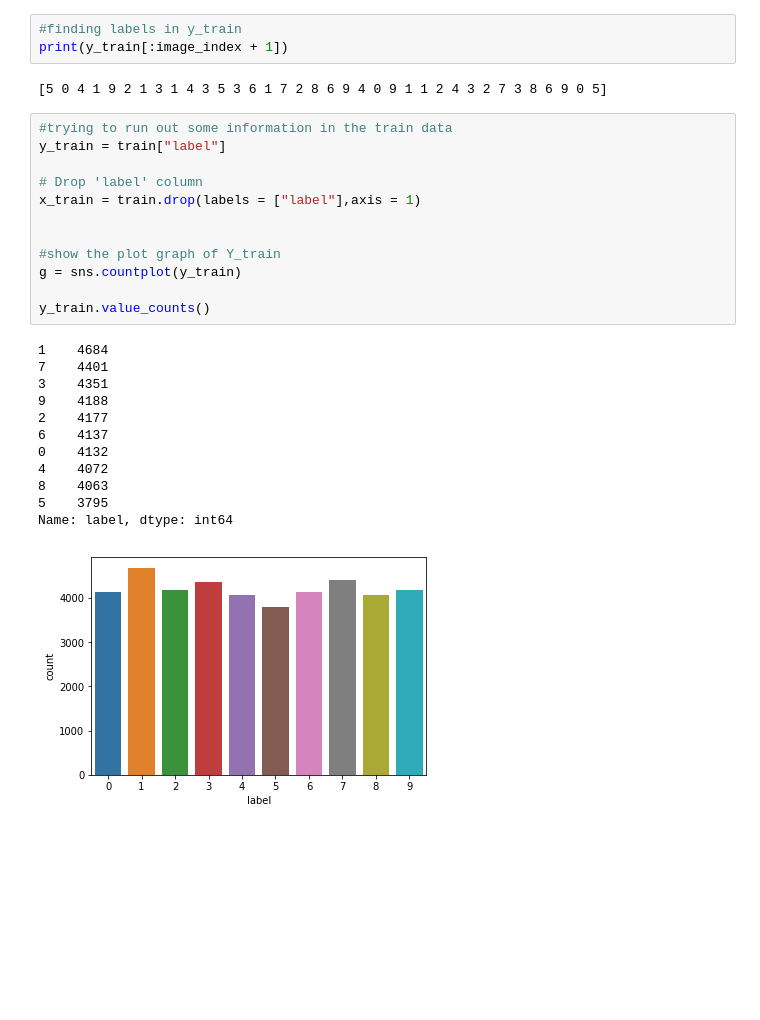
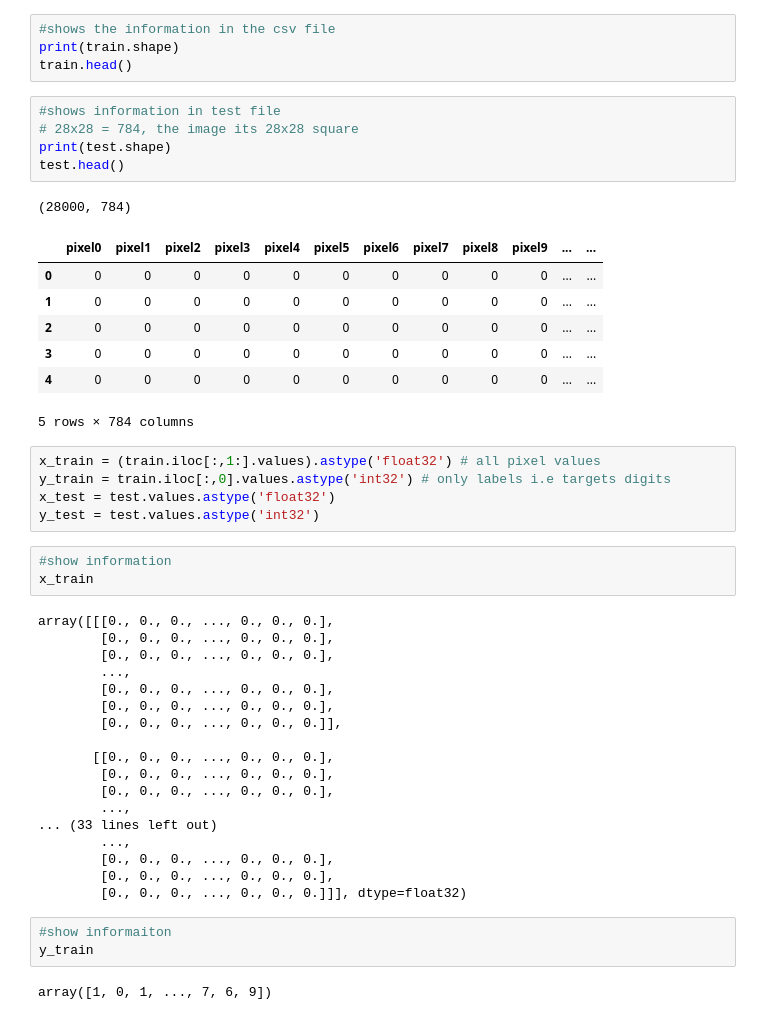
Before and after one commit to Bill1119/Digit-Recognizer, a Jupyter notebook: practiceDigitRec.ipynb, the cells around one changed output. Cells and saved outputs as stored; diff of their text form; blank space fills up the shorter version.

```diff
--- a/practiceDigitRec.ipynb
+++ b/practiceDigitRec.ipynb
@@ -36,30 +18,49 @@ print(x_test.shape)
-# %%
-#finding labels in y_train
-print(y_train[:image_index + 1])
-# %% [output]
-[5 0 4 1 9 2 1 3 1 4 3 5 3 6 1 7 2 8 6 9 4 0 9 1 1 2 4 3 2 7 3 8 6 9 0 5]
-# %%
-#trying to run out some information in the train data
-y_train = train["label"]
-
-# Drop 'label' column
-x_train = train.drop(labels = ["label"],axis = 1)
-
-
-#show the plot graph of Y_train
-g = sns.countplot(y_train)
-
-y_train.value_counts()
-# %% [output]
-1    4684
-7    4401
-3    4351
-9    4188
-2    4177
-6    4137
-0    4132
-4    4072
-8    4063
-5    3795
-Name: label, dtype: int64
-[figure, removed]
+# %%
+#shows the information in the csv file
+print(train.shape)
+train.head()
+# %%
+#shows information in test file
+# 28x28 = 784, the image its 28x28 square
+print(test.shape)
+test.head()
+# %% [output]
+(28000, 784)
+|  | pixel0 | pixel1 | pixel2 | pixel3 | pixel4 | pixel5 | pixel6 | pixel7 | pixel8 | pixel9 | ... | ... |
+| 0 | 0 | 0 | 0 | 0 | 0 | 0 | 0 | 0 | 0 | 0 | ... | ... |
+| 1 | 0 | 0 | 0 | 0 | 0 | 0 | 0 | 0 | 0 | 0 | ... | ... |
+| 2 | 0 | 0 | 0 | 0 | 0 | 0 | 0 | 0 | 0 | 0 | ... | ... |
+| 3 | 0 | 0 | 0 | 0 | 0 | 0 | 0 | 0 | 0 | 0 | ... | ... |
+| 4 | 0 | 0 | 0 | 0 | 0 | 0 | 0 | 0 | 0 | 0 | ... | ... |
+5 rows × 784 columns
+# %%
+x_train = (train.iloc[:,1:].values).astype('float32') # all pixel values
+y_train = train.iloc[:,0].values.astype('int32') # only labels i.e targets digits
+x_test = test.values.astype('float32')
+y_test = test.values.astype('int32')
+# %%
+#show information
+x_train
+# %% [output]
+array([[[0., 0., 0., ..., 0., 0., 0.],
+        [0., 0., 0., ..., 0., 0., 0.],
+        [0., 0., 0., ..., 0., 0., 0.],
+        ...,
+        [0., 0., 0., ..., 0., 0., 0.],
+        [0., 0., 0., ..., 0., 0., 0.],
+        [0., 0., 0., ..., 0., 0., 0.]],
+
+       [[0., 0., 0., ..., 0., 0., 0.],
+        [0., 0., 0., ..., 0., 0., 0.],
+        [0., 0., 0., ..., 0., 0., 0.],
+        ...,
+... (33 lines left out)
+        ...,
+        [0., 0., 0., ..., 0., 0., 0.],
+        [0., 0., 0., ..., 0., 0., 0.],
+        [0., 0., 0., ..., 0., 0., 0.]]], dtype=float32)
+# %%
+#show informaiton
+y_train
+# %% [output]
+array([1, 0, 1, ..., 7, 6, 9])
```
Also changed, not shown: parts of 30 cells of this notebook, 1 other file.
